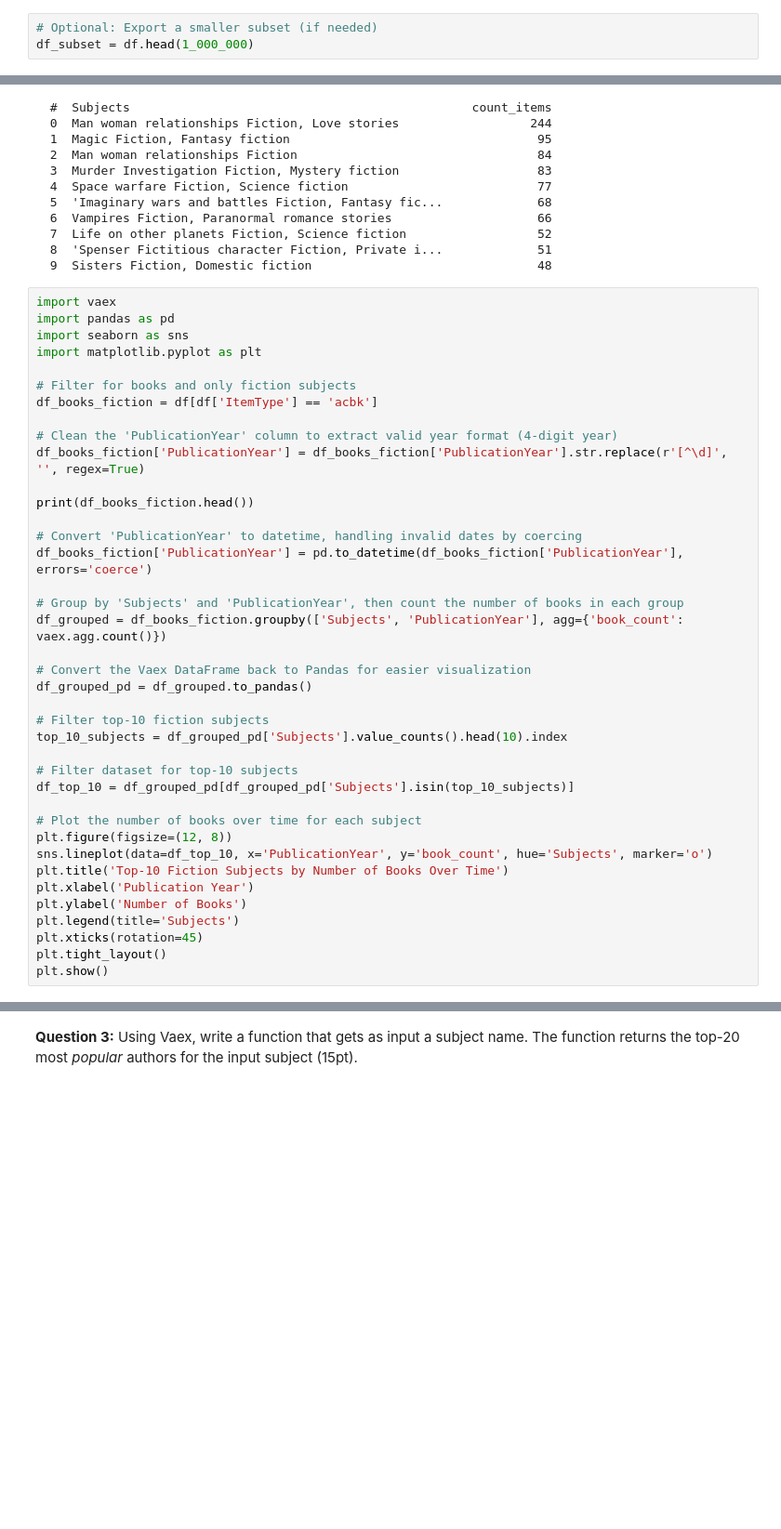
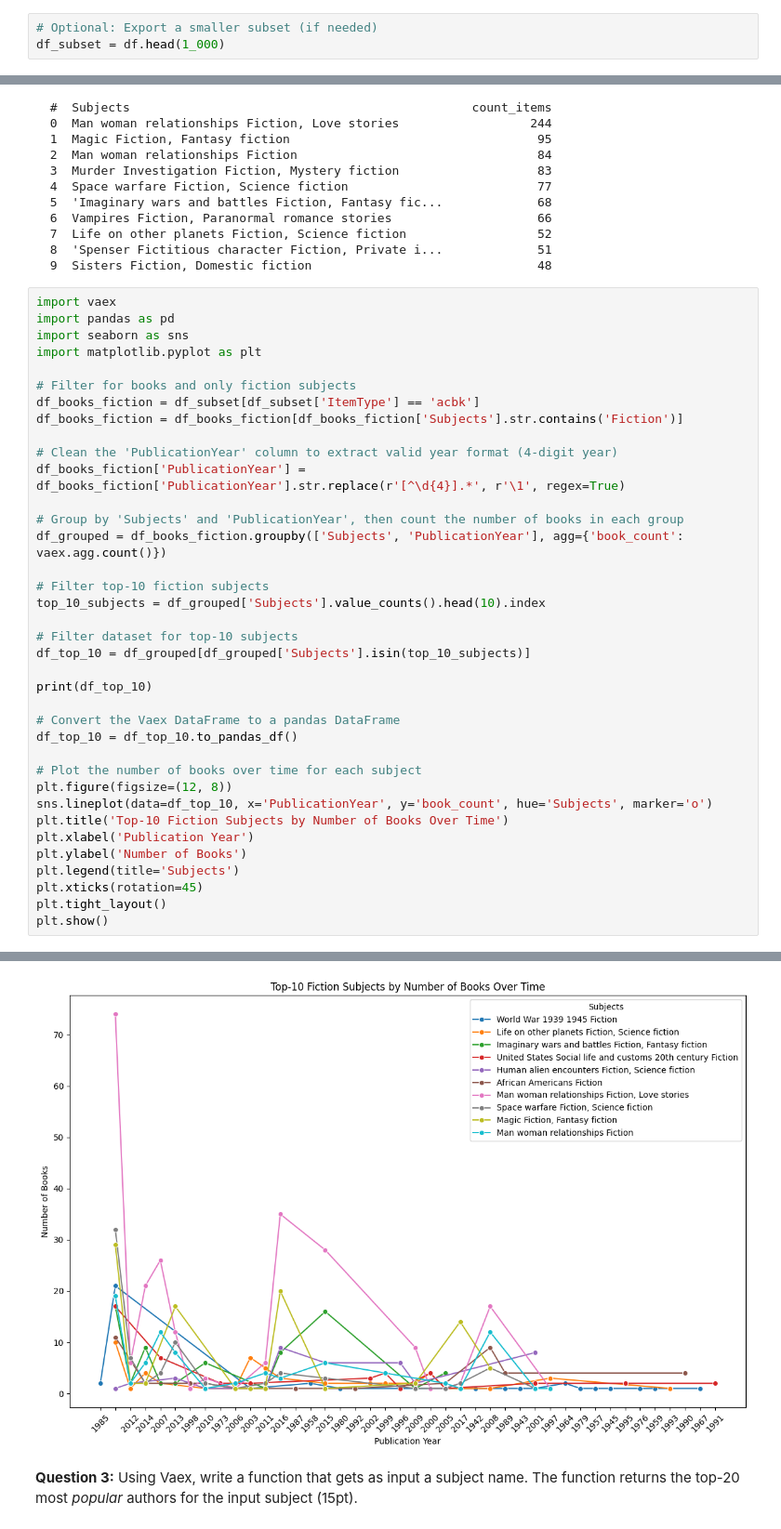
Before and after one commit to nitsansoffair/IK, a Jupyter notebook: HW_3_Version_2.ipynb, the cells around one changed output, grey strips where cells are left out. Shown: that part at 93% size. Saved outputs shown, nothing was run; the diff lists cells and outputs as text; blank space fills up the shorter version.

```diff
--- a/HW_3_Version_2.ipynb
+++ b/HW_3_Version_2.ipynb
@@ -42,7 +42,7 @@ import vaex
 df = vaex.open(file_path)
 # %%
 # Optional: Export a smaller subset (if needed)
-df_subset = df.head(1_000_000)
+df_subset = df.head(1_000)
 # %%
 print(df_subset.head())
 # %% [output]
@@ -117,27 +117,25 @@ import seaborn as sns
 import matplotlib.pyplot as plt
 
 # Filter for books and only fiction subjects
-df_books_fiction = df[df['ItemType'] == 'acbk']
+df_books_fiction = df_subset[df_subset['ItemType'] == 'acbk']
+df_books_fiction = df_books_fiction[df_books_fiction['Subjects'].str.contains('Fiction')]
 
 # Clean the 'PublicationYear' column to extract valid year format (4-digit year)
-df_books_fiction['PublicationYear'] = df_books_fiction['PublicationYear'].str.replace(r'[^\d]', '', regex=True)
-
-print(df_books_fiction.head())
-
-# Convert 'PublicationYear' to datetime, handling invalid dates by coercing
-df_books_fiction['PublicationYear'] = pd.to_datetime(df_books_fiction['PublicationYear'], errors='coerce')
+df_books_fiction['PublicationYear'] = df_books_fiction['PublicationYear'].str.replace(r'[^\d{4}].*', r'\1', regex=True)
 
 # Group by 'Subjects' and 'PublicationYear', then count the number of books in each group
 df_grouped = df_books_fiction.groupby(['Subjects', 'PublicationYear'], agg={'book_count': vaex.agg.count()})
 
-# Convert the Vaex DataFrame back to Pandas for easier visualization
-df_grouped_pd = df_grouped.to_pandas()
-
 # Filter top-10 fiction subjects
-top_10_subjects = df_grouped_pd['Subjects'].value_counts().head(10).index
+top_10_subjects = df_grouped['Subjects'].value_counts().head(10).index
 
 # Filter dataset for top-10 subjects
-df_top_10 = df_grouped_pd[df_grouped_pd['Subjects'].isin(top_10_subjects)]
+df_top_10 = df_grouped[df_grouped['Subjects'].isin(top_10_subjects)]
+
+print(df_top_10)
+
+# Convert the Vaex DataFrame to a pandas DataFrame
+df_top_10 = df_top_10.to_pandas_df()
 
 # Plot the number of books over time for each subject
 plt.figure(figsize=(12, 8))
@@ -149,3 +147,4 @@ plt.legend(title='Subjects')
 plt.xticks(rotation=45)
 plt.tight_layout()
 plt.show()
+# %% [output]
@@ -152,3 +163,4 @@ plt.show()
+[figure, added]
 # %% [markdown]
 **Question 3:** Using Vaex, write a function that gets as input a subject name. The function returns the top-20 most _popular_ authors for the input subject (15pt).
 # %% [markdown]
```
Also changed, not shown: parts of 1 cell of this notebook.
